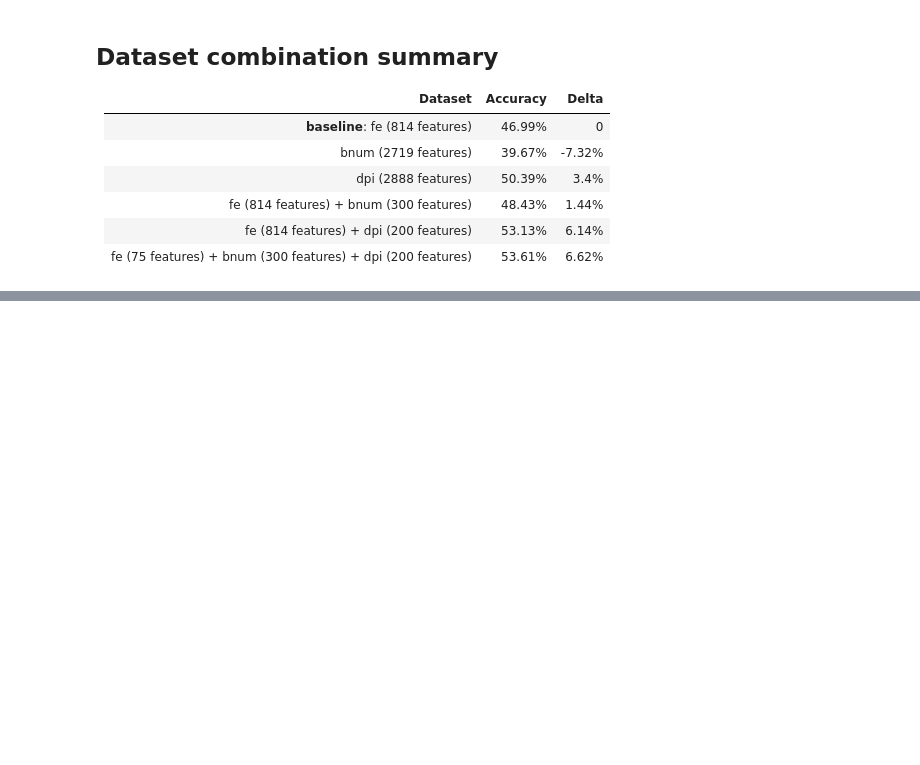
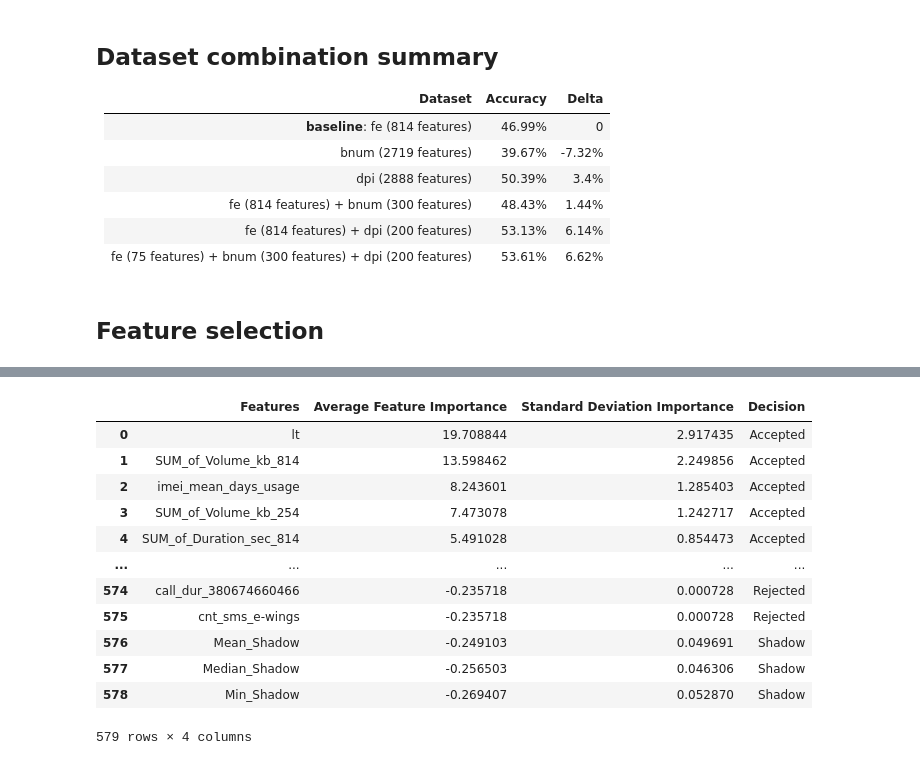
Before and after one commit to SleepWalker/bdl5-2024-ml-final-project, a Jupyter notebook: 06_all_in_one_dataset_model.ipynb, the cells around one changed output, grey strips where cells are left out. Cells and saved outputs as stored; diff of their text form; code cells hidden in the pictures; blank space fills up the shorter version.

Commit message:
Feature selection for all in one model

```diff
--- a/06_all_in_one_dataset_model.ipynb
+++ b/06_all_in_one_dataset_model.ipynb
@@ -14,6 +14,7 @@ import utils.model_lgb as model_lgb
 # %%
 RANDOM_SEED = 42
 TARGET_KEY = "target"
+CLASS_NUM = 5
 
 train_fe_path = "./data/train_fe"
 test_fe_path = "./data/test_fe"
@@ -199,3 +202,69 @@ Best score:  0.5360552508632948
 | fe (814 features) + bnum (300 features)                     | 48.43%   | 1.44%  |
 | fe (814 features) + dpi (200 features)                      | 53.13%   | 6.14%  |
 | fe (75 features) + bnum (300 features) + dpi (200 features) | 53.61%   | 6.62%  |
+# %% [markdown]
+## Feature selection
+# %%
+from BorutaShap import BorutaShap
+from lightgbm import LGBMClassifier
+
+
+def calc_boruta():
+    Feature_Selector = BorutaShap(
+        importance_measure="shap",
+        classification=True,
+        model=LGBMClassifier(
+            **{
+                "boosting_type": "gbdt",
+                "eta": 0.1788056306137465,
+                "num_leaves": 46,
+                "min_data_in_leaf": 50,
+                "feature_fraction": 0.6912219810888475,
+                "bagging_fraction": 0.981859546023039,
+                "bagging_freq": 4,
+                "lambda_l1": 5.279524203599129e-06,
+                "lambda_l2": 9.244959331553632e-06,
+                "num_class": CLASS_NUM,
+                "objective": "multiclass",
+                "metric": "multi_logloss",
+                "seed": RANDOM_SEED,
+                "verbosity": -1,
+            }
+        ),
+    )
+
+    Feature_Selector.fit(
+        X=X_all_train.fillna(-1),
+        y=y_train,
+        # unfortunately the 'test' value does not makes the lib to measure importance
+        # on test set https://github.com/Ekeany/Boruta-Shap/issues/126
+        # moreover this lib makes train/test split under the hood so we can not feed
+        # it with our test set
+        train_or_test="train",
+        random_state=RANDOM_SEED,
+        n_trials=50,
+    )
+
+    Feature_Selector.results_to_csv("./data/borutashap_feature_importance")
+
+    return pd.read_csv("./data/borutashap_feature_importance.csv")
+
+
+df_boruta = io.run_cached("./data/borutashap_feature_importance.parquet", calc_boruta)
+
+attr_important = df_boruta[df_boruta["Decision"] == "Accepted"][
+    "Features"
+].values.tolist()
+attr_tentative = df_boruta[df_boruta["Decision"] == "Tentative"][
+    "Features"
+].values.tolist()
+attr_rejected = df_boruta[df_boruta["Decision"] == "Rejected"][
+    "Features"
+].values.tolist()
+
+print(f"{len(attr_important)} attributes confirmed important: {attr_important}")
+print(f"\n\n{len(attr_tentative)} attributes confirmed tentative: {attr_tentative}")
+print(f"\n\n{len(attr_rejected)} attributes confirmed unimportant: {attr_rejected}")
+
+df_boruta
+# %% [output]
@@ -201,0 +278,13 @@ Best score:  0.5360552508632948
+|  | Features | Average Feature Importance | Standard Deviation Importance | Decision |
+| 0 | lt | 19.708844 | 2.917435 | Accepted |
+| 1 | SUM_of_Volume_kb_814 | 13.598462 | 2.249856 | Accepted |
+| 2 | imei_mean_days_usage | 8.243601 | 1.285403 | Accepted |
+| 3 | SUM_of_Volume_kb_254 | 7.473078 | 1.242717 | Accepted |
+| 4 | SUM_of_Duration_sec_814 | 5.491028 | 0.854473 | Accepted |
+| ... | ... | ... | ... | ... |
+| 574 | call_dur_380674660466 | -0.235718 | 0.000728 | Rejected |
+| 575 | cnt_sms_e-wings | -0.235718 | 0.000728 | Rejected |
+| 576 | Mean_Shadow | -0.249103 | 0.049691 | Shadow |
+| 577 | Median_Shadow | -0.256503 | 0.046306 | Shadow |
+| 578 | Min_Shadow | -0.269407 | 0.052870 | Shadow |
+579 rows × 4 columns
```
Also changed, not shown: parts of 15 cells of this notebook, 2 other files.
